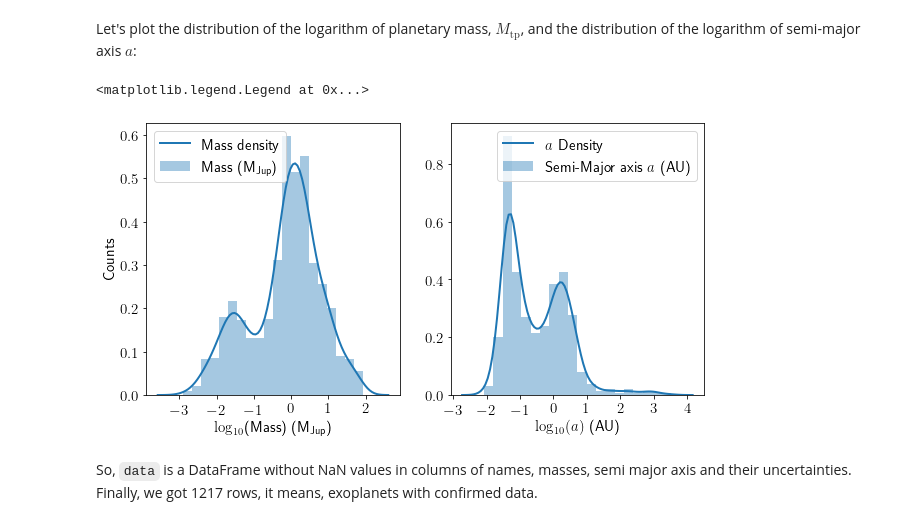
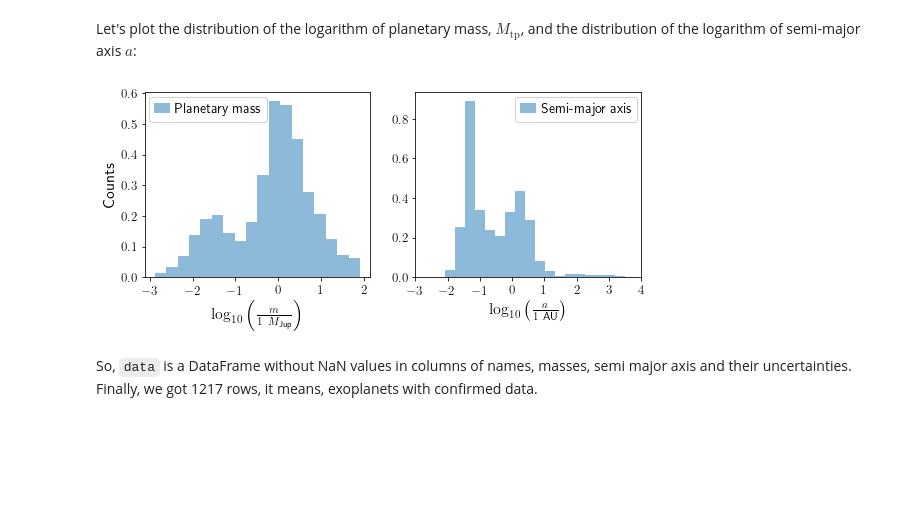
Before and after one commit to fjbautistas/Mixture_Gaussian_CM_of_Planets, a Jupyter notebook: Clasification.ipynb, the cells around one changed output. Cells and saved outputs as stored; diff of their text form; code cells hidden in the pictures; blank space fills up the shorter version.

Commit message:
plot corrections in Classification part

```diff
--- a/Clasification.ipynb
+++ b/Clasification.ipynb
@@ -32,10 +32,13 @@ from sklearn.mixture import GaussianMixture
 import matplotlib.pyplot as plt
 import seaborn as sb
 from matplotlib import rc, cm, rcParams
+%matplotlib inline
 
-rcParams['text.latex.preamble']=[r"\usepackage{amsmath}"]
-rc('text', usetex=True)
-%matplotlib inline
+plt.style.use('./figures/img.mplstyle')
+
+import matplotlib as mpl
+mpl.rcParams['text.usetex'] = True
+mpl.rcParams['text.latex.preamble'] = [r'\usepackage{amsmath}', r'\usepackage{wasysym}']
 # %% [markdown]
 
 Now, the data is read (only mass and semi major axis with their uncertainties).
@@ -101,33 +97,30 @@ SystemA_i
 Let's plot the distribution of the logarithm of planetary mass, $M_\text{tp}$, and the distribution of the logarithm of semi-major axis $a$:
 # %%
 # -Plot----distributions
-fig, (ax1,ax2) = plt.subplots(1, 2, figsize=(10, 5))
-
-let, bins = 15, 20
+fig, (ax1,ax2) = plt.subplots(1, 2, figsize=(8.9, 3.4))
+bins = 18
 
 m=np.log10(data.mass.values)
 a=np.log10(data.semi_major_axis.values)
 
-ax1 = sb.distplot(m, ax=ax1, bins=bins, label=r'Mass (M$_\text{Jup}$)',
-                  kde_kws={"lw": 2, "label": r"Mass density"})
+ax1.hist(m, bins=bins, label=r'Planetary mass',
+         color = "C0", alpha = .5, density= True)
+ax2.hist(a, bins=bins, label=r'Semi-major axis',
+         color = "C0", alpha = .5, density= True)
 
-ax2 = sb.distplot(a, ax=ax2, bins=bins,label=r'Semi-Major axis $a$ (AU)',
-                  kde_kws={"lw": 2, "label": r"$a$ Density"})
-
-ax1.set_xlabel(r"$\log_{10}$(Mass) (M$_\text{Jup}$)",fontsize=let)
-ax2.set_xlabel(r"$\log_{10}(a)$ (AU)",fontsize=let)
-ax1.set_ylabel(r"Counts", fontsize=let)
-ax1.tick_params(labelsize=let); ax2.tick_params(labelsize=let)
+ax1.set_xlabel(r"$\log_{10}\left(\frac{m}{1\ M_\text{Jup}}\right)$")
+ax2.set_xlabel(r"$\log_{10}\left(\frac{a}{1\ \text{AU}}\right)$")
+ax1.set_ylabel(r"Counts")
 
 ax1.set_xticks(np.arange(int(min(m))-1, int(max(m))+2, 1.0))
 ax2.set_xticks(np.arange(int(min(a))-1, int(max(a))+2, 1.0))
 
 
-ax1.legend(loc='upper left',fontsize=let);ax2.legend(loc='upper right',fontsize=let)
-#plt.savefig("figures/hists.pdf", bbox_inches='tight')
+ax1.legend(handletextpad=.4, labelspacing=.25, loc=0)
+ax2.legend(handletextpad=.4, labelspacing=.25, loc=0)
+plt.savefig("figures/hists.pdf", bbox_inches='tight')
 # %% [output]
-<matplotlib.legend.Legend at 0x...>
-[figure, old version]
+[figure, new version]
 # %% [markdown]
 So, `data` is a DataFrame without NaN values in columns of names, masses, semi major axis and their uncertainties. Finally, we got 1217 rows, it means, exoplanets with confirmed data.
 # %% [markdown]
```
Also changed, not shown: parts of 5 cells of this notebook, 6 other files.
